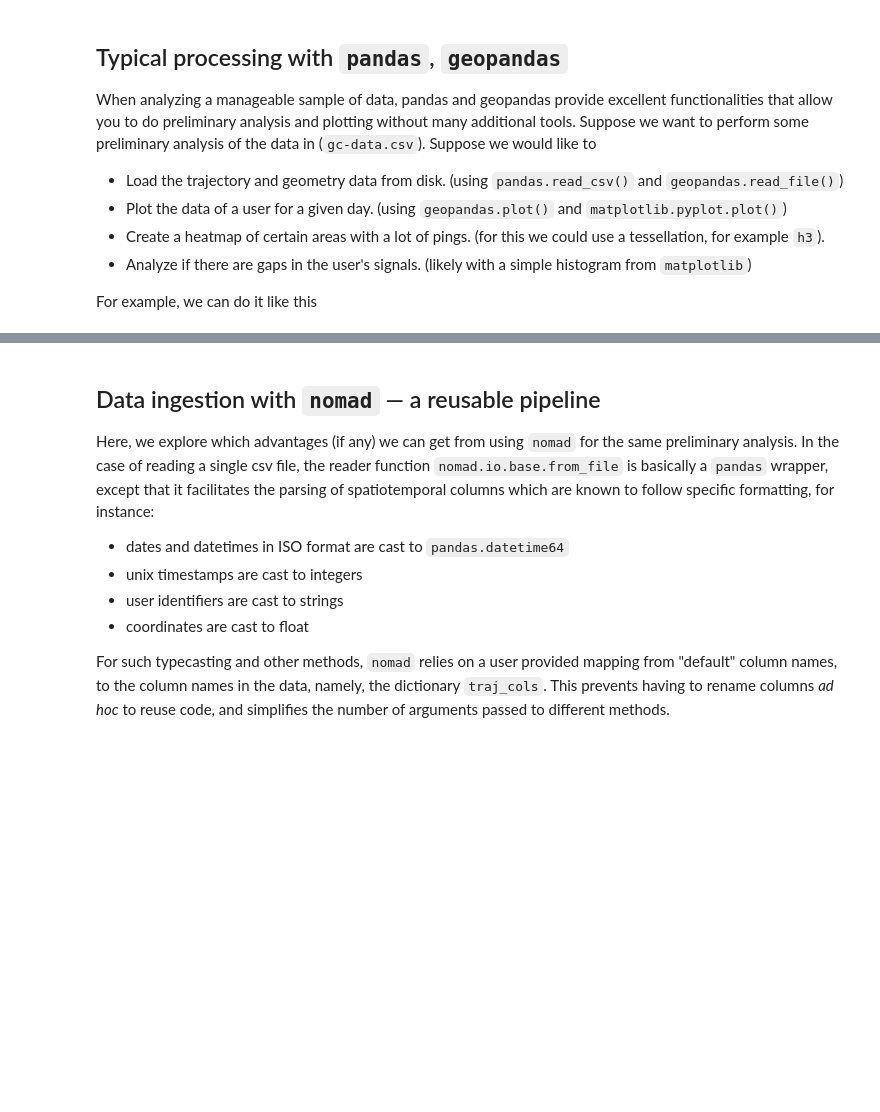
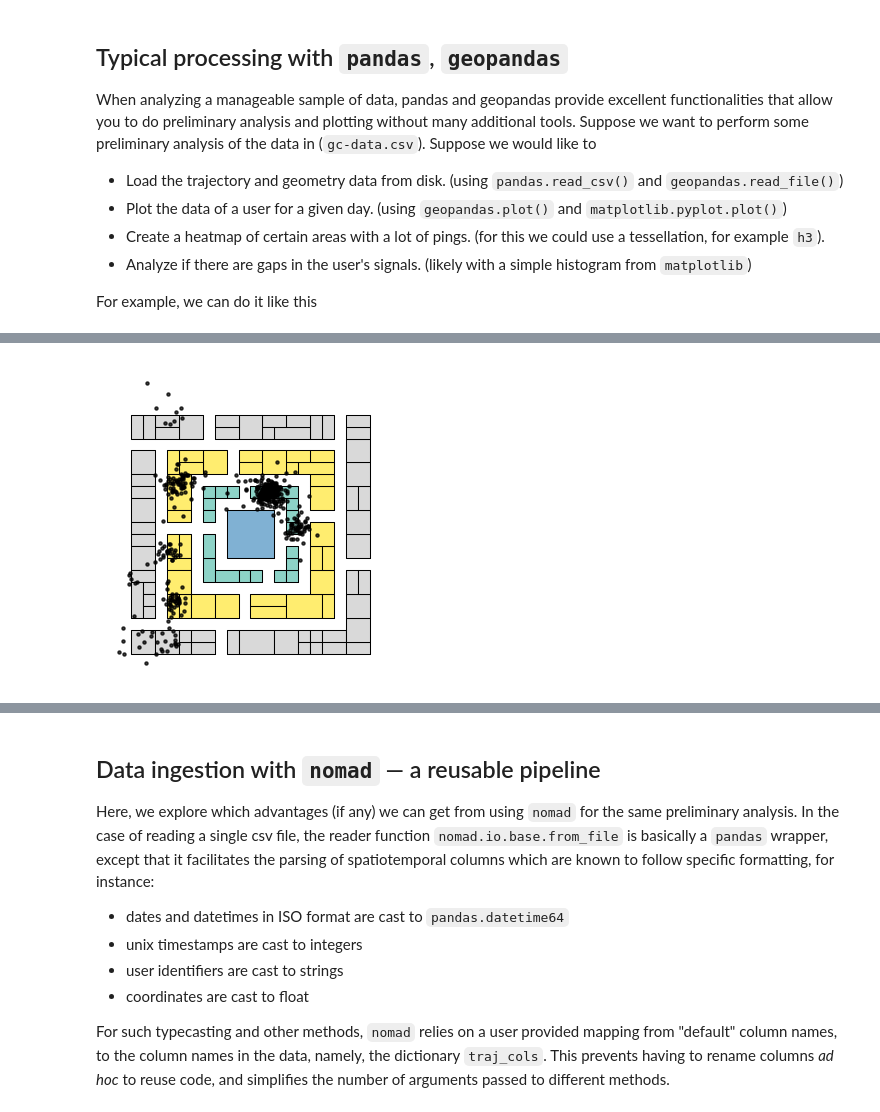
Before and after one commit to Watts-Lab/nomad, a Jupyter notebook: tutorials/IC2S2-2025/[1]ingesting-data.ipynb, the cells around one changed output, grey strips where cells are left out. Cells and saved outputs as stored; diff of their text form; code cells hidden in the pictures; blank space fills up the shorter version.

```diff
--- a/tutorials/IC2S2-2025/[1]ingesting-data.ipynb
+++ b/tutorials/IC2S2-2025/[1]ingesting-data.ipynb
@@ -39,14 +32,9 @@ For example, we can do it like this
 # %%
 import pandas as pd
 import geopandas as gpd
-import matplotlib.pyplot as plt
-import h3
-from shapely import Polygon
 
 # read data
-df = pd.read_csv("gc-data.csv")
-# FIX THIS AND DELETE ME!
-df.loc[:, ['device_lon', 'device_lat']] = -1 * df.loc[:, ['device_lat', 'device_lon']].values + 0.003 #FIX THIS!!!
+df = pd.read_csv("gc_data.csv")
 city = gpd.read_file("garden_city.geojson")
 
 df.head()
@@ -53,14 +48,18 @@ df.head()
 # %%
+import matplotlib.pyplot as plt
+
 # Plot trajectory data of a single user
 user = df['identifier'].iloc[0]
 user_df = df.loc[(df['identifier'] == user) & (df['date'] == '2024-01-04')]
 
 # Plot trajectory
 fig, ax1 = plt.subplots(figsize=(4,4))
 ax1.set_axis_off()
 
 city.plot(ax=ax1, column='type', edgecolor='black', linewidth=0.75, cmap='Set3')
-ax1.scatter(user_df['device_lon'], user_df['device_lat'], s=6, alpha=0.75, color='black')
+ax1.scatter(user_df['device_lon'], user_df['device_lat'], s=5, alpha=0.75, color='black')
 
 plt.show()
+# %% [output]
+[figure, added]
 # %%
```
Also changed, not shown: parts of 11 cells of this notebook, 23 other files.
